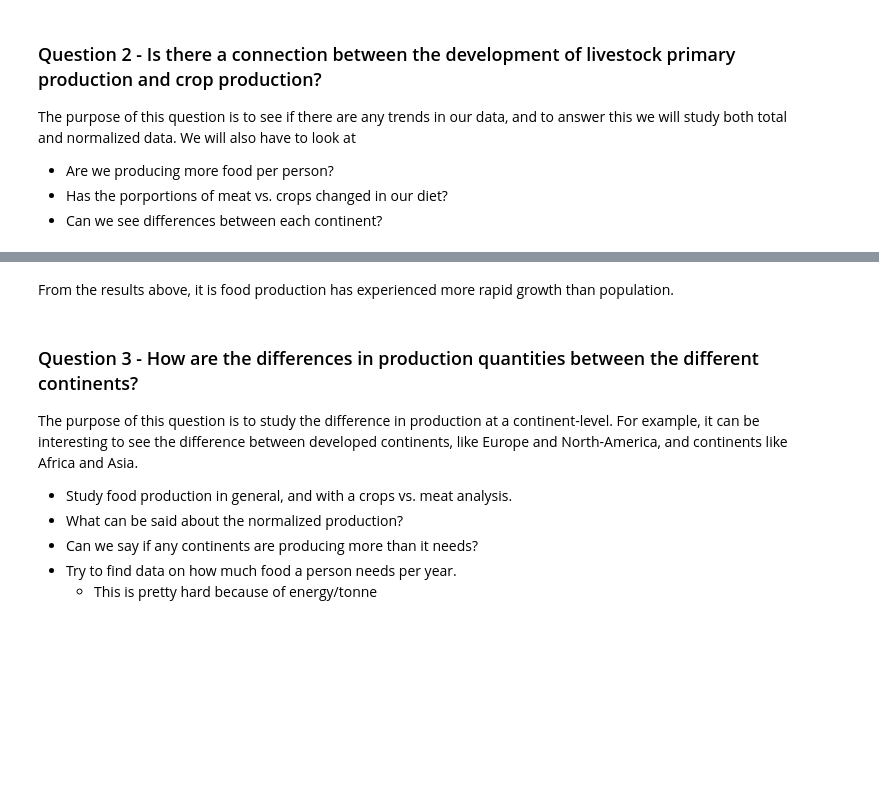
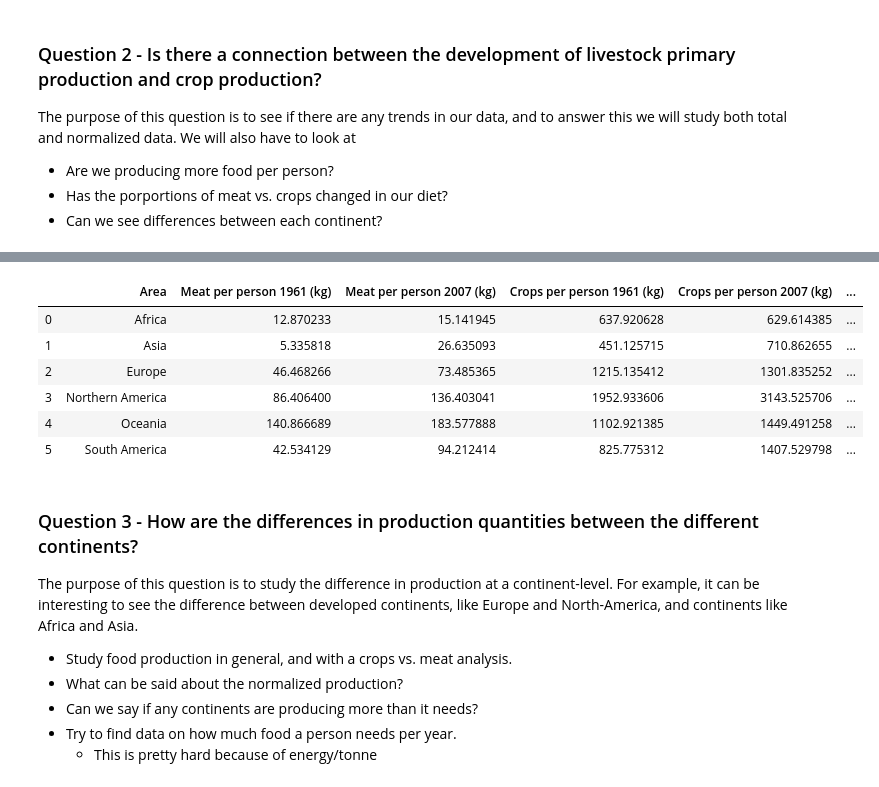
Before and after one commit to theodorhusefest/ADA-2019-project1-sovellettu-tiedon-analysoint, a Jupyter notebook: milestone_3.ipynb, the cells around one changed output, grey strips where cells are left out. Drawn from its saved outputs; the diff is of its cells as text; code cells hidden in the pictures; blank space fills up the shorter version.

```diff
--- a/milestone_3.ipynb
+++ b/milestone_3.ipynb
@@ -74,0 +58,20 @@ for area in meat_indigenous.Area.unique():
+# %%
+#Comparing areawise total production of meat and crops in raw numbers.
+meat_indigenous = meat_cont[meat_cont['Item'].str.contains('indigenous')]
+meat_1961 = meat_indigenous[meat_indigenous['Year'] == 1961]
+meat_2007 = meat_indigenous[meat_indigenous['Year'] == 2007]
+
+comparison_m = pd.DataFrame({'Area':meat_1961.Area.unique(),
+                          '1961 total [tonnes]':meat_1961[meat_1961['Item'] == 'Meat indigenous, total'].Value.values,
+                          '2007 total [tonnes]':meat_2007[meat_2007['Item'] == 'Meat indigenous, total'].Value.values})
+comparison_m['% Increase'] = round(comparison_m['2007 total [tonnes]']/comparison_m['1961 total [tonnes]']*100-100,2)
+print(comparison_m.sort_values(by = 'Area'))
+
+
+comparison_c = crops_cont[crops_cont['Year'] == 1961].groupby(['Area']).Value.sum().reset_index()
+
+comparison_c['2007 total [tonnes]'] = np.asarray(crops_cont[crops_cont['Year'] == 2007].groupby(['Area']).sum().Value)
+comparison_c.rename(columns = {'Value':'1961 total [tonnes]'}, inplace = True)
+comparison_c['% Increase'] = round(comparison_c['2007 total [tonnes]']/comparison_c['1961 total [tonnes]']*100-100,2)
+
+print(comparison_c.sort_values(by = 'Area'))
@@ -138,5 +182,27 @@ In other words, food production has experienced more rapid growth than populatio
-# %% [markdown]
-From the results above, it is  food production has experienced more rapid growth than population.
+# %%
+comparison_m.sort_values(by = 'Area', inplace = True)
+comparison_c.sort_values(by = 'Area', inplace = True)
+
+pop_cont1961 = pop_cont[pop_cont['Year'] == 1961].drop('Area Code', axis = 1).sort_values(by = 'Area').reset_index()
+pop_cont2007 = pop_cont[pop_cont['Year'] == 2007].drop('Area Code', axis = 1).sort_values(by = 'Area').reset_index()
+
+product_pers = pd.DataFrame({'Area':comparison_m.Area,
+                             'Meat per person 1961 (kg)':comparison_m['1961 total [tonnes]'].values/pop_cont1961.Value,
+                             'Meat per person 2007 (kg)':comparison_m['2007 total [tonnes]'].values/pop_cont2007.Value,
+                             'Crops per person 1961 (kg)':comparison_c['1961 total [tonnes]'].values/pop_cont1961.Value,
+                             'Crops per person 2007 (kg)':comparison_c['2007 total [tonnes]'].values/pop_cont2007.Value})
+product_pers['% Increase meat'] = round(product_pers['Meat per person 2007 (kg)']/product_pers['Meat per person 1961 (kg)']*100-100,2)
+product_pers['% Increase crops'] = round(product_pers['Crops per person 2007 (kg)']/product_pers['Crops per person 1961 (kg)']*100-100,2)
+
+product_pers
+# %% [output]
+|  | Area | Meat per person 1961 (kg) | Meat per person 2007 (kg) | Crops per person 1961 (kg) | Crops per person 2007 (kg) | ... |
+| 0 | Africa | 12.870233 | 15.141945 | 637.920628 | 629.614385 | ... |
+| 1 | Asia | 5.335818 | 26.635093 | 451.125715 | 710.862655 | ... |
+| 2 | Europe | 46.468266 | 73.485365 | 1215.135412 | 1301.835252 | ... |
+| 3 | Northern America | 86.406400 | 136.403041 | 1952.933606 | 3143.525706 | ... |
+| 4 | Oceania | 140.866689 | 183.577888 | 1102.921385 | 1449.491258 | ... |
+| 5 | South America | 42.534129 | 94.212414 | 825.775312 | 1407.529798 | ... |
 # %% [markdown]
 ### Question 3 - How are the differences in production quantities between the different continents?
 
```
Also changed, not shown: parts of 7 cells of this notebook, 1 other file.
